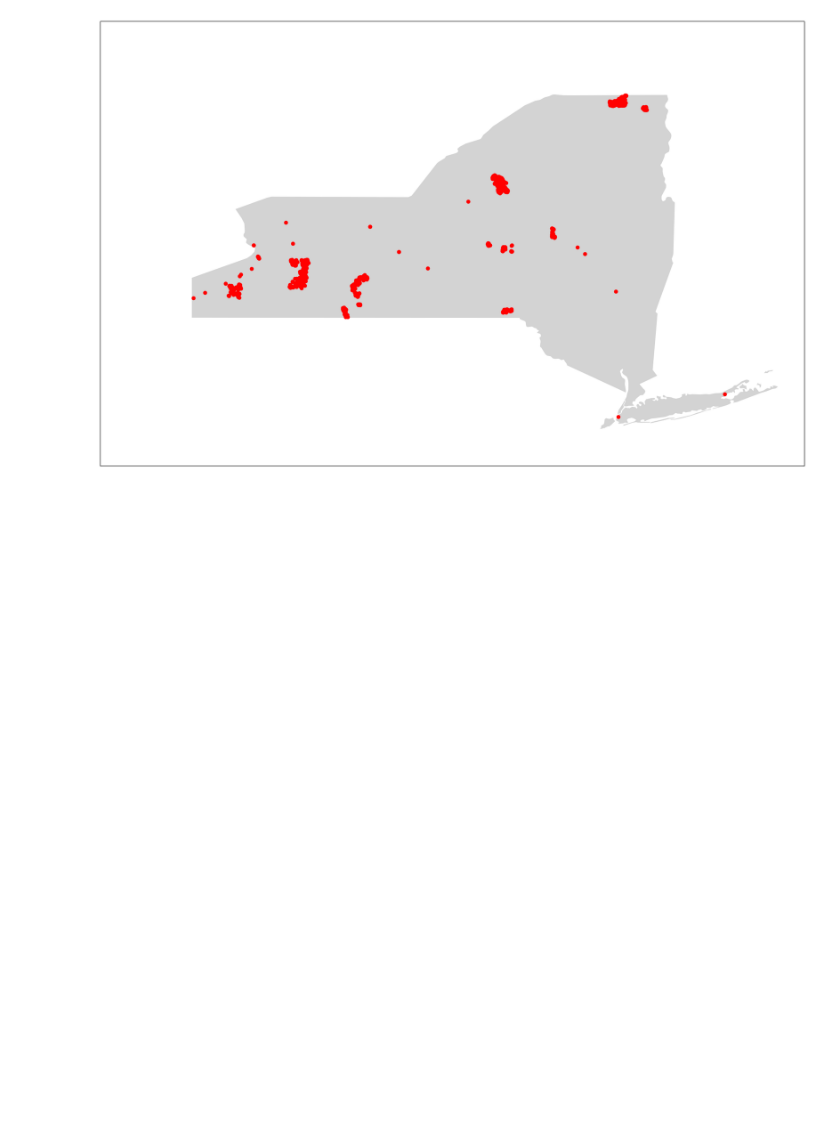
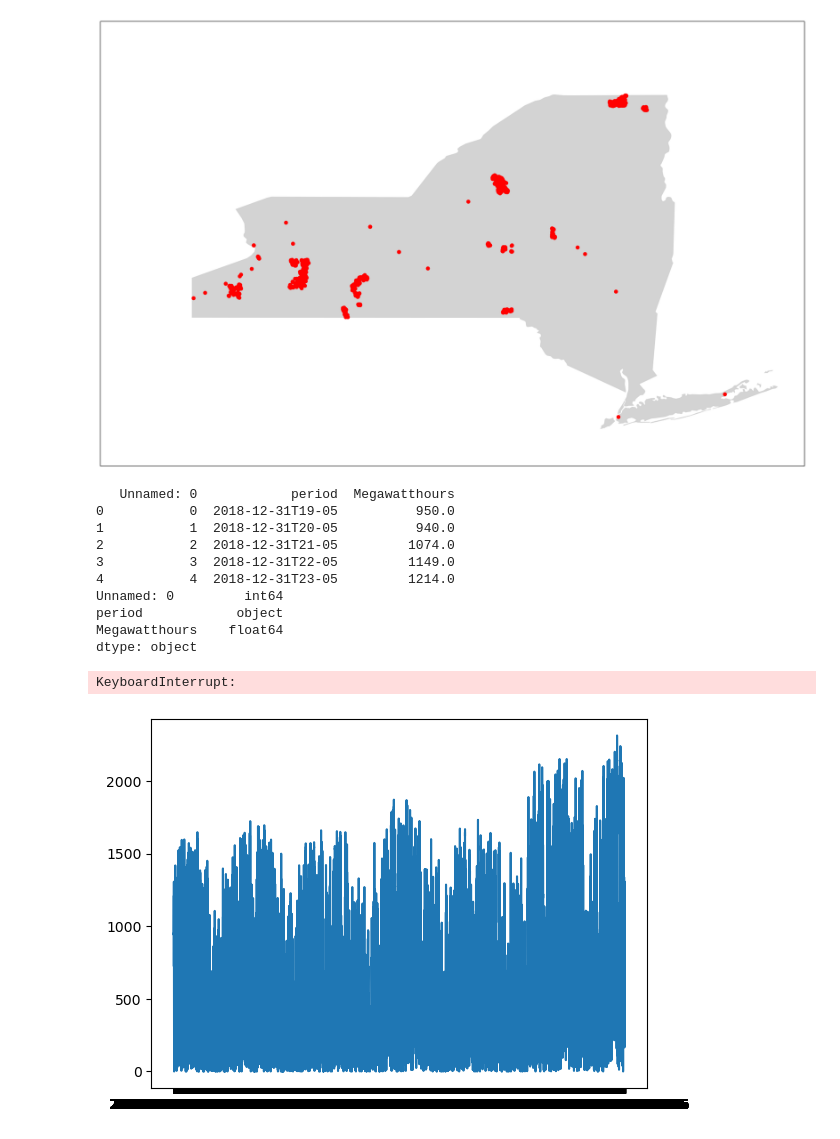
Before and after one commit to samchris0/NY-Wind-Energy-Model, a Jupyter notebook: exploreWind.ipynb, the cells around one changed output. Cells and saved outputs as stored; diff of their text form; code cells hidden in the pictures; blank space fills up the shorter version.

```diff
--- a/exploreWind.ipynb
+++ b/exploreWind.ipynb
@@ -172,3 +191,25 @@ for coord in ny_turbine_coords:
 plt.show()
 # %% [output]
 [figure]
+# %%
+import seaborn as sns
+import pandas as pd
+
+df_energy = pd.read_csv('/Users/schristianson/Desktop/NY Wind Energy Model/historical_energy.csv')
+print(df_energy.head())
+print(df_energy.dtypes)
+
+sns.lineplot(df_energy, y='Megawatthours')
+# %% [output]
+   Unnamed: 0            period  Megawatthours
+0           0  2018-12-31T19-05          950.0
+1           1  2018-12-31T20-05          940.0
+2           2  2018-12-31T21-05         1074.0
+3           3  2018-12-31T22-05         1149.0
+4           4  2018-12-31T23-05         1214.0
+Unnamed: 0         int64
+period            object
+Megawatthours    float64
+dtype: object
+KeyboardInterrupt:
+[figure, added]
```
Also changed, not shown: parts of 3 cells of this notebook, 29 other files.
